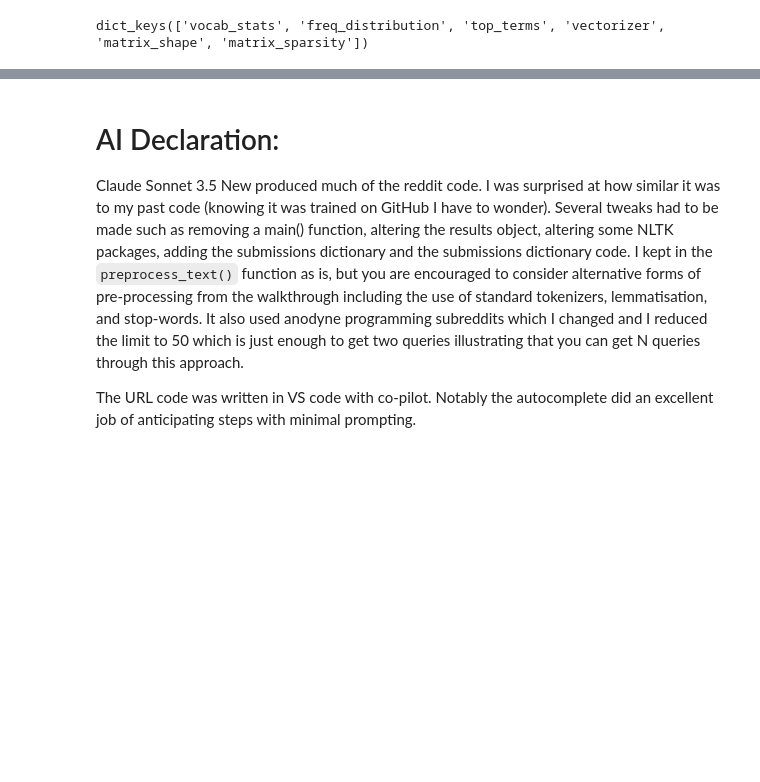
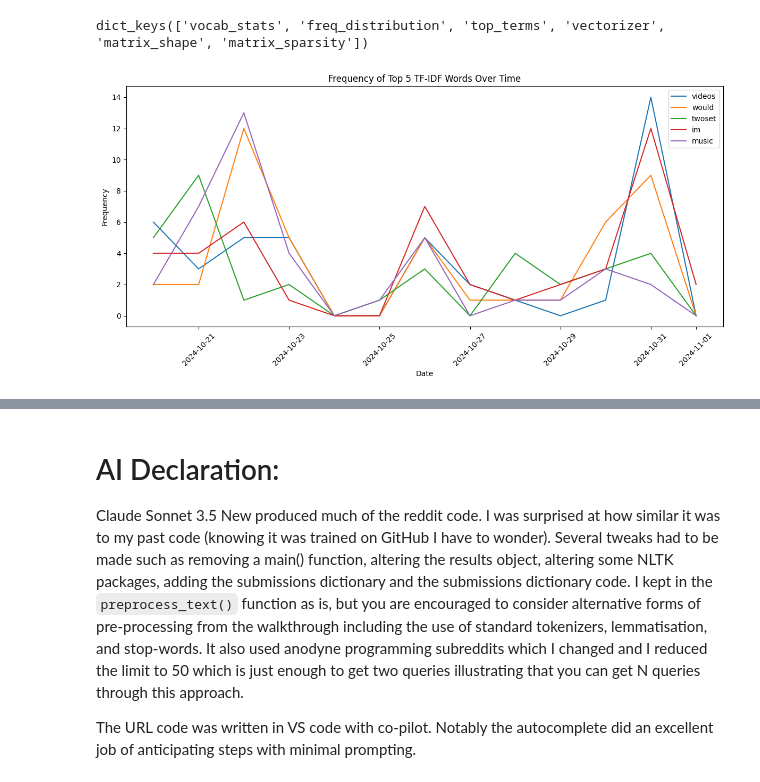
Before and after one commit to Puxu-Li-OII/oii-fsds-textanalysis, a Jupyter notebook: week3day2_lab_text copy.ipynb, the cells around one changed output, grey strips where cells are left out. Drawn from its saved outputs; the diff is of its cells as text; code cells hidden in the pictures; blank space fills up the shorter version.

```diff
--- a/week3day2_lab_text copy.ipynb
+++ b/week3day2_lab_text copy.ipynb
@@ -199,23 +218,33 @@ def analyze_subreddit(posts, top_n, max_terms=1000, min_doc_freq=2):
 [nltk_data]   Package stopwords is already up-to-date!
 # %%
 # Example subreddits
-subreddits = ['unitedkingdom', 'ukpolitics', 'uknews']
+subreddits = ['classicalmusic', 'violinist', 'lingling40hrs']
 
 # Analysis parameters
 MAX_TERMS = 1000
 MIN_DOC_FREQ = 2
-LIMIT = 50
+LIMIT = 100
 USERNAME = 'Chris-Li' # Replace with your Reddit username
 TOP_N = 10
+
+# Define file path for cached results
+CACHE_FILE = './data/reddit_submissions_cache.json'
 
 # Initialize scraper
 scraper = RedditScraper(
 user_agent=f"SDS_textanalysis/1.0 (by /u/{USERNAME})"
 )
 
+# Load from cache or fetch new data
+submissions = load_submissions_from_cache(CACHE_FILE)
+if not submissions:
+    submissions = {}
+    for subreddit in subreddits:
+        submissions[subreddit] = scraper.get_subreddit_posts(subreddit, limit=LIMIT)
+    save_submissions_to_cache(submissions, CACHE_FILE)
+
 # Analyze each subreddit independently
 results = {}
-submissions = {}
 
 for subreddit in subreddits:
     print(f"\nAnalyzing r/{subreddit}...")
@@ -288,0 +321,59 @@ dict_keys(['vocab_stats', 'freq_distribution', 'top_terms', 'vectorizer', 'matri
+# %%
+from datetime import datetime
+
+# Organize posts by date
+date_texts = {}
+for post in submissions[subreddit]:
+    # Convert timestamp to date
+    date = datetime.utcfromtimestamp(post['created_utc']).date()
+    text = preprocess_text(post.get('title', '') + ' ' + post.get('selftext', ''))
+
+    # Aggregate texts for each date
+    if date in date_texts:
+        date_texts[date] += ' ' + text
+    else:
+        date_texts[date] = text
+
+# Prepare texts for TF-IDF
+dates, daily_texts = zip(*sorted(date_texts.items()))
+
+vectorizer = TfidfVectorizer(stop_words=stopwords.words('english'), max_features=MAX_TERMS, min_df=MIN_DOC_FREQ)
+tfidf_matrix = vectorizer.fit_transform(daily_texts)
+feature_names = vectorizer.get_feature_names_out()
+
+# Find top keywords
+
+# word_sums = tfidf_matrix.sum(axis=0).A1
+mean_tfidf = np.array(tfidf_matrix.mean(axis=0)).flatten()
+top_indices = mean_tfidf.argsort()[-5:][::-1]
+top_keywords = [feature_names[i] for i in top_indices]
+
+
+
+top_keywords_by_date = []
+for date, text in date_texts.items():
+    daily_counts = Counter(text.split())
+    daily_frequencies = [daily_counts[word] for word in top_keywords]
+    top_keywords_by_date.append(daily_frequencies)
+
+
+import matplotlib.pyplot as plt
+
+# Prepare DataFrame for plotting
+
+df = pd.DataFrame(top_keywords_by_date, index=sorted(date_texts.keys()), columns=top_keywords)
+
+# Plot each keyword's TF-IDF score over time
+plt.figure(figsize=(12, 6))
+for word in df.columns:
+    plt.plot(df.index, df[word], label=word)
+
+plt.xlabel('Date')
+plt.ylabel('Frequency')
+plt.title('Frequency of Top 5 TF-IDF Words Over Time')
+plt.legend()
+plt.xticks(rotation=45)
+plt.tight_layout()
+plt.show()
+# %% [output]
+[figure, added]
```
Also changed, not shown: parts of 6 cells of this notebook.
